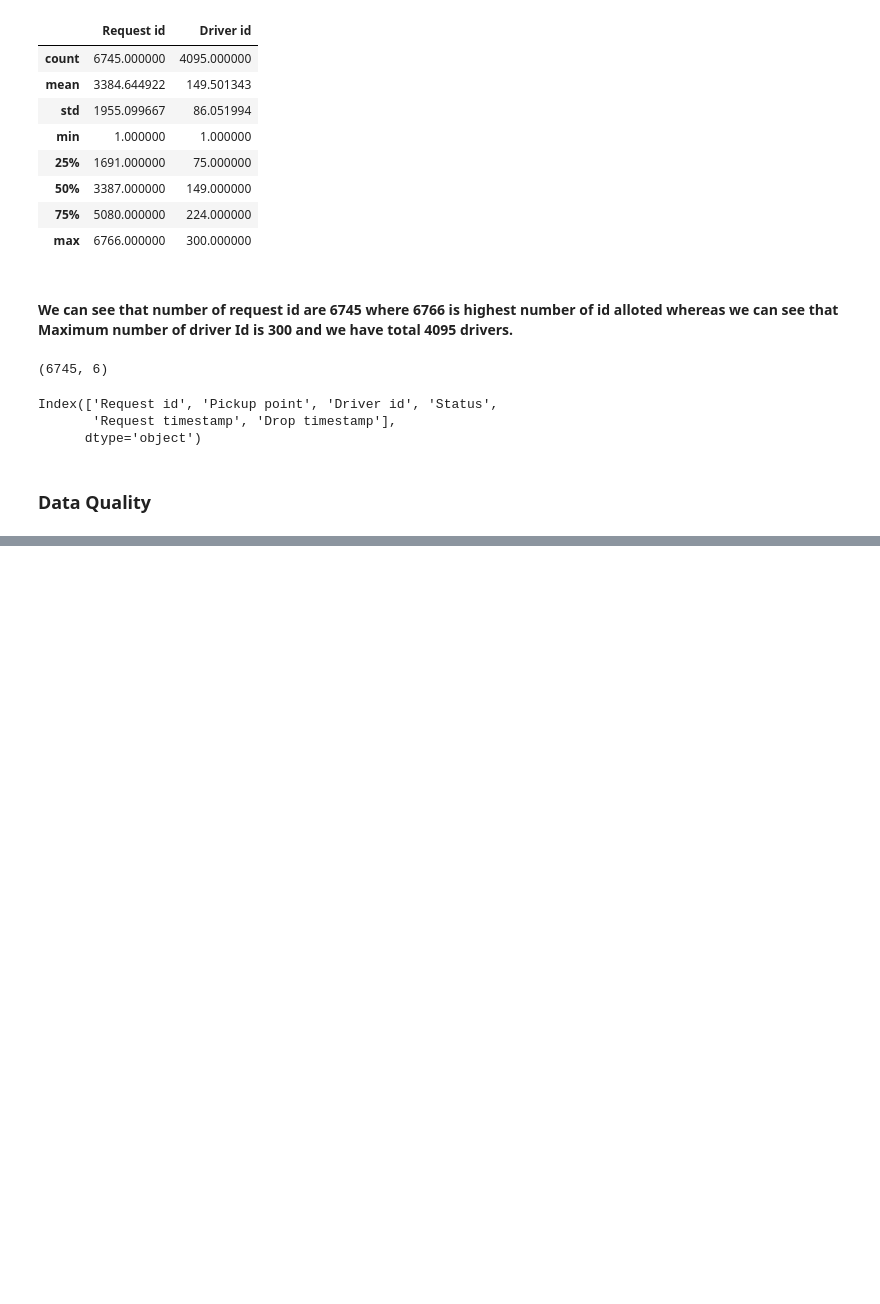
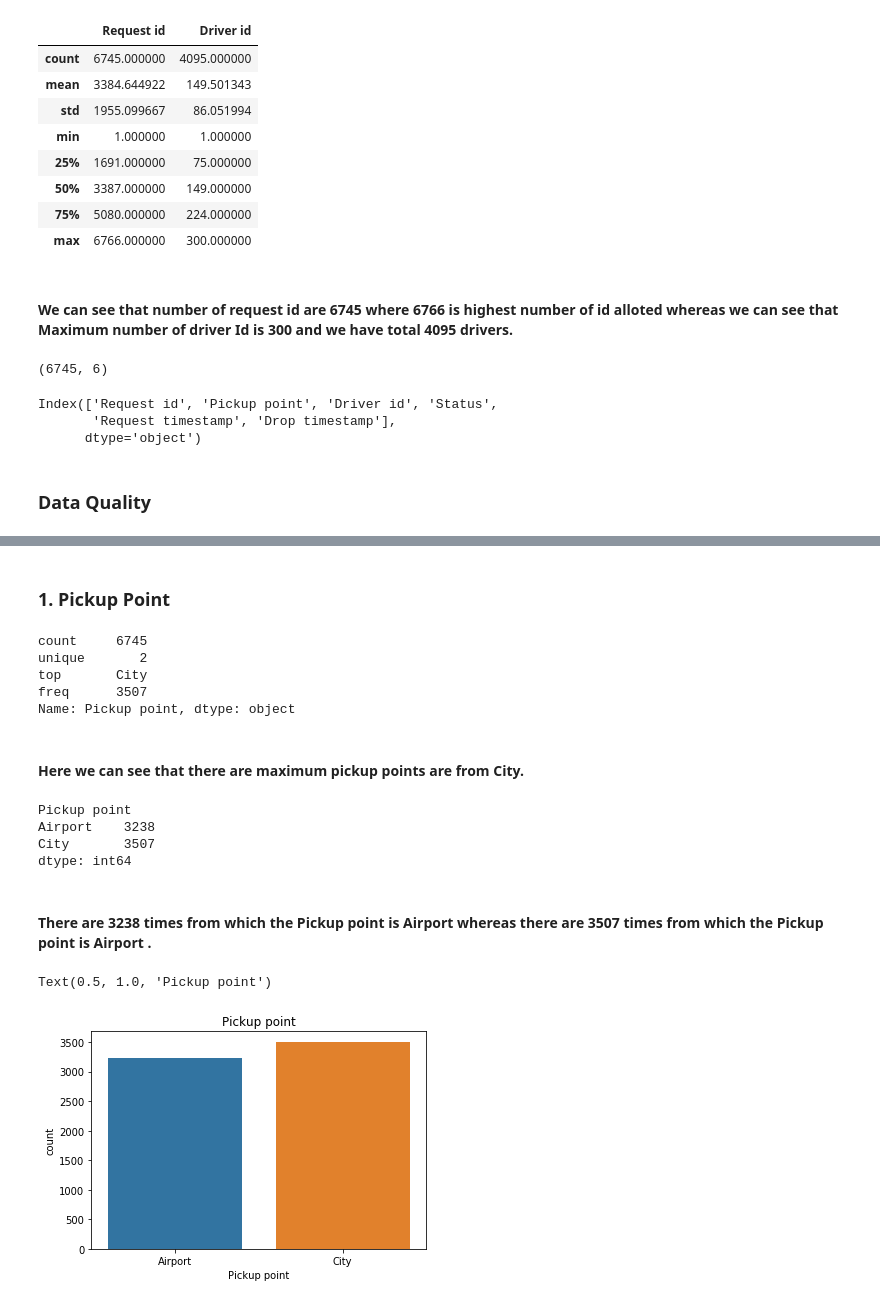
Before and after one commit to Akshay2224/Uber_Request_Data, a Jupyter notebook: Uber_Supply_EDA_Rpt.ipynb, the cells around one changed output, grey strips where cells are left out. Saved outputs shown, nothing was run; the diff lists cells and outputs as text; code cells hidden in the pictures; blank space fills up the shorter version.

```diff
--- a/Uber_Supply_EDA_Rpt.ipynb
+++ b/Uber_Supply_EDA_Rpt.ipynb
@@ -85,0 +148,3 @@ Index(['Request id', 'Pickup point', 'Driver id', 'Status',
+# %%
+df2=df.query('Monthdif!=0&Monthdif!=-1')
+df2.head()
@@ -85,0 +160,12 @@ Index(['Request id', 'Pickup point', 'Driver id', 'Status',
+# %%
+df2['D']=5.0
+df2['C']=4
+df2['Request timestamp']=df2['Request timestamp']-df2['D'].values.astype("timedelta64[M]")#Adding to the number of months in the column Request time stamp
+df2['Request timestamp']=df2['Request timestamp']+df2['C'].values.astype("timedelta64[D]")#Subtracting to the number of Days in the column Request time stamp
+# Here we are adding hours to the time in Request timestamp column because after addition/Subtraction of months the time has changed
+df2['Request timestamp']=df2['Request timestamp']+datetime.timedelta(hours=4)
+df2['Request timestamp']=df2['Request timestamp']+datetime.timedelta(minutes=26)
+df2['Request timestamp']=df2['Request timestamp']-datetime.timedelta(seconds=30)
+df.update(df2)
+df=df.drop(['Day','Day1','Monthdif'],axis=1)
+df.head()
@@ -85,0 +200,2 @@ Index(['Request id', 'Pickup point', 'Driver id', 'Status',
+# %%
+df['Session']=df['Request timestamp'].dt.hour.apply(lambda x:"Night" if x<6  else ("Morning" if x<12 else("Afternoon" if x<18 else("Evening"))))
@@ -85,0 +211,2 @@ Index(['Request id', 'Pickup point', 'Driver id', 'Status',
+# %%
+df['Availability']=df['Status'].apply(lambda x:"Not Available" if x=='No Cars Available' else("Available"))
@@ -85,0 +259,28 @@ Index(['Request id', 'Pickup point', 'Driver id', 'Status',
+# %% [markdown]
+### 1. Pickup Point
+# %%
+df['Pickup point'].describe()
+# %% [output]
+count     6745
+unique       2
+top       City
+freq      3507
+Name: Pickup point, dtype: object
+# %% [markdown]
+#### Here we can see that there are maximum pickup points are from City.
+# %%
+df1=df.groupby('Pickup point').size()
+df1
+# %% [output]
+Pickup point
+Airport    3238
+City       3507
+dtype: int64
+# %% [markdown]
+#### There are 3238 times from which the Pickup point is Airport whereas  there are 3507 times from which the Pickup point is Airport .
+# %%
+k=sns.countplot(df['Pickup point'])
+k.set_title('Pickup point')
+# %% [output]
+Text(0.5, 1.0, 'Pickup point')
+[figure, added]
```
Also changed, not shown: parts of 50 cells of this notebook.
